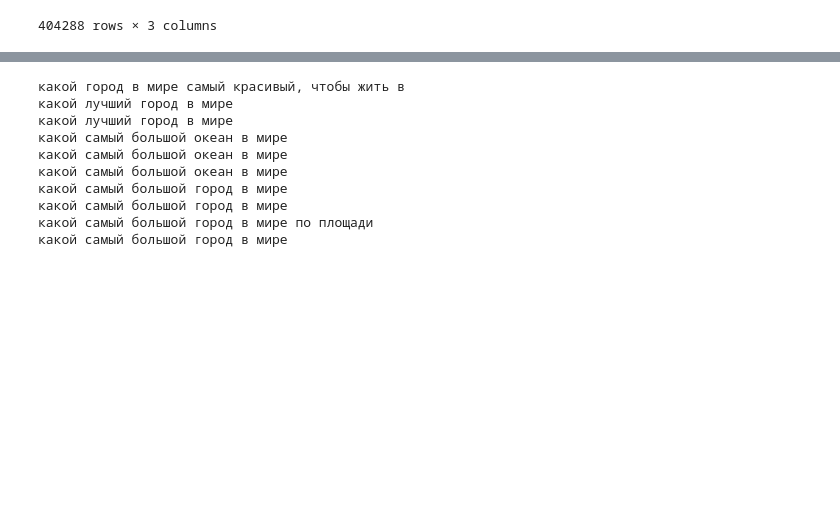
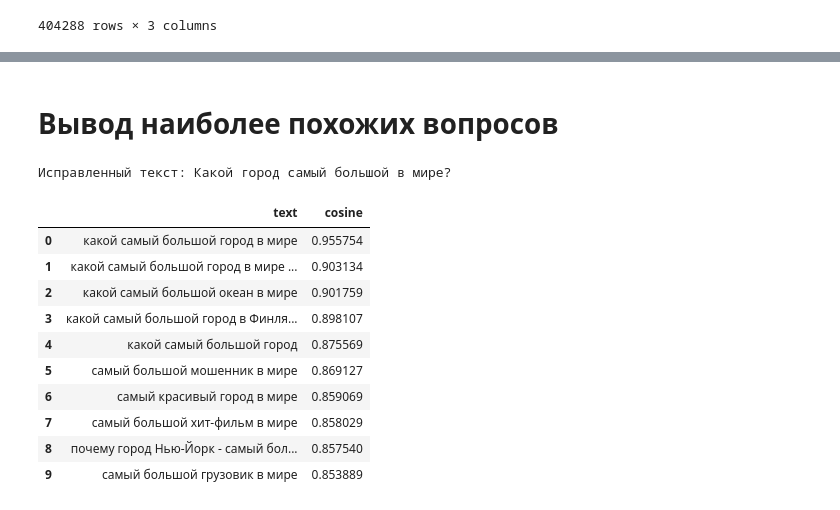
Before and after one commit to slavastar/Data-Analysis-Course, a Jupyter notebook: LW2.ipynb, the cells around one changed output, grey strips where cells are left out. Drawn from its saved outputs; the diff is of its cells as text; code cells hidden in the pictures; blank space fills up the shorter version.

```diff
--- a/LW2.ipynb
+++ b/LW2.ipynb
@@ -131,16 +134,58 @@ def get_top_n_questions(question, n=10):
+# %%
+def check_spelling(text):
+    domain = "https://speller.yandex.net/services/spellservice.json"
+    words = text.split()
+    if len(words) == 1:
+        request = requests.get(domain + "/checkText?text=" + words[0])
+        if request.json():
+            return request.json()[0]["word"], request.json()[0]["s"]
+        else:
+            return None
+
+    elif len(words) > 1:
+        words = "+".join(words)
+        request = requests.get(domain + "/checkText?text=" + words)
+        if request.json():
+            response = [(i["word"], i["s"]) for i in request.json()]
+            return response
+        else:
+            return None
+    return None
+# %%
+def most_similar_texts(text, n=10):
+
+    edited_words = []
+    words = text.split()
+    for word in words:
+        edited_word = check_spelling(word)
+        edited_words.append(word if edited_word is None else edited_word[1][0])
+    edited_text = ' '.join(edited_words)
+    print(f'Исправленный текст: {edited_text}')
+
+    embedded_text = fasttext_model.get_sentence_vector(edited_text)
+    cosines = [cosine(x, embedded_text) for x in texts_df['embedding']]
+    argpartition = np.argpartition(cosines, -n)[-n:]
+
+    return pd.DataFrame(data={
+        'text': [texts_df.loc[i, 'text'] for i in argpartition],
+        'cosine': [cosines[i] for i in argpartition]
+    }).sort_values(by='cosine', ascending=False).reset_index(drop=True)
+# %% [markdown]
+# Вывод наиболее похожих вопросов
 # %%
-text = "Какой город самый большой в мире?"
-
-get_top_n_questions(text, n=10)
+text = 'Какой город самый большой в мире?'
+most_similar_texts(text)
 # %% [output]
-какой город в мире самый красивый, чтобы жить в
-какой лучший город в мире
-какой лучший город в мире
-какой самый большой океан в мире
-какой самый большой океан в мире
-какой самый большой океан в мире
-какой самый большой город в мире
-какой самый большой город в мире
-какой самый большой город в мире по площади
-какой самый большой город в мире
+Исправленный текст: Какой город самый большой в мире?
+|  | text | cosine |
+| 0 | какой самый большой город в мире | 0.955754 |
+| 1 | какой самый большой город в мире ... | 0.903134 |
+| 2 | какой самый большой океан в мире | 0.901759 |
+| 3 | какой самый большой город в Финля... | 0.898107 |
+| 4 | какой самый большой город | 0.875569 |
+| 5 | самый большой мошенник в мире | 0.869127 |
+| 6 | самый красивый город в мире | 0.859069 |
+| 7 | самый большой хит-фильм в мире | 0.858029 |
+| 8 | почему город Нью-Йорк - самый бол... | 0.857540 |
+| 9 | самый большой грузовик в мире | 0.853889 |
 # %%
```
Also changed, not shown: parts of 34 cells of this notebook.
